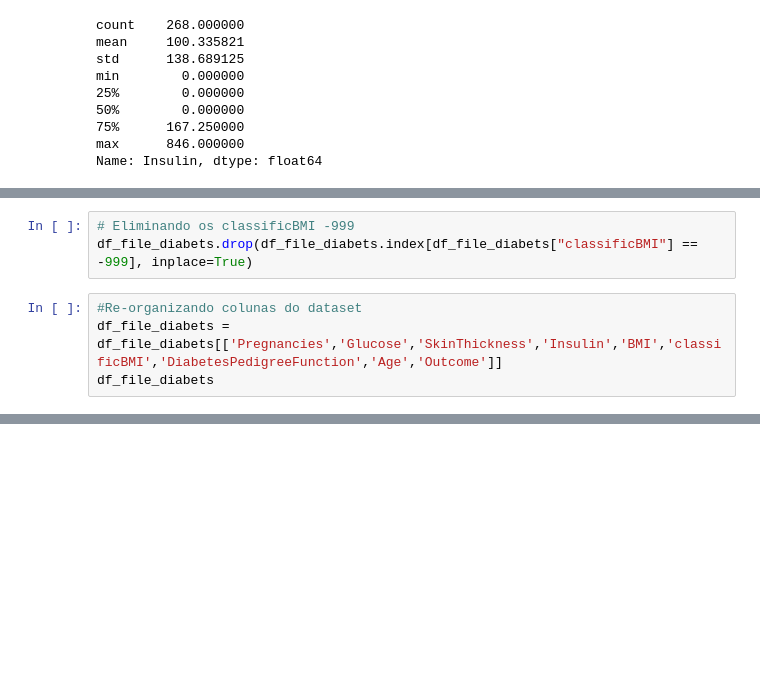
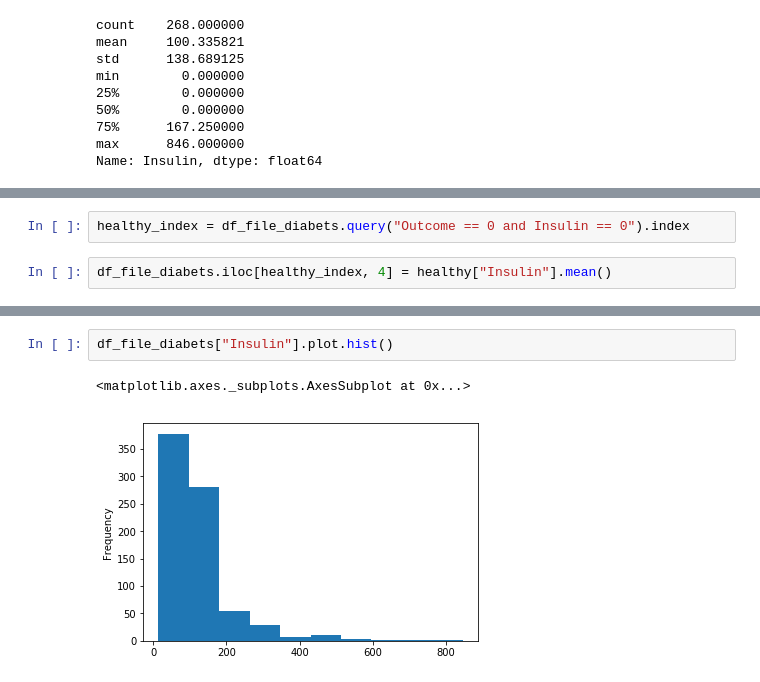
Before and after one commit to TurcoDick/pima-indiam-diabets, a Jupyter notebook: code/pima indian diabets.ipynb, the cells around one changed output, grey strips where cells are left out. Cells and saved outputs as stored; diff of their text form; blank space fills up the shorter version.

```diff
--- a/code/pima indian diabets.ipynb
+++ b/code/pima indian diabets.ipynb
@@ -436,7 +439,0 @@ df_file_diabets.drop_duplicates()
-# %%
-# Eliminando os classificBMI -999
-df_file_diabets.drop(df_file_diabets.index[df_file_diabets["classificBMI"] == -999], inplace=True)
-# %%
-#Re-organizando colunas do dataset
-df_file_diabets = df_file_diabets[['Pregnancies','Glucose','SkinThickness','Insulin','BMI','classificBMI','DiabetesPedigreeFunction','Age','Outcome']]
-df_file_diabets
@@ -445 +440,5 @@ df_file_diabets
+# %%
+healthy_index = df_file_diabets.query("Outcome == 0 and Insulin == 0").index
+# %%
+df_file_diabets.iloc[healthy_index, 4] = healthy["Insulin"].mean()
 # %%
@@ -447,2 +474,7 @@ df_file_diabets["Outcome"].value_counts()
+# %%
+df_file_diabets["Insulin"].plot.hist()
+# %% [output]
+<matplotlib.axes._subplots.AxesSubplot at 0x...>
+[figure, added]
 # %%
 tree_decision(df_file_diabets)
```
Also changed, not shown: parts of 30 cells of this notebook.
